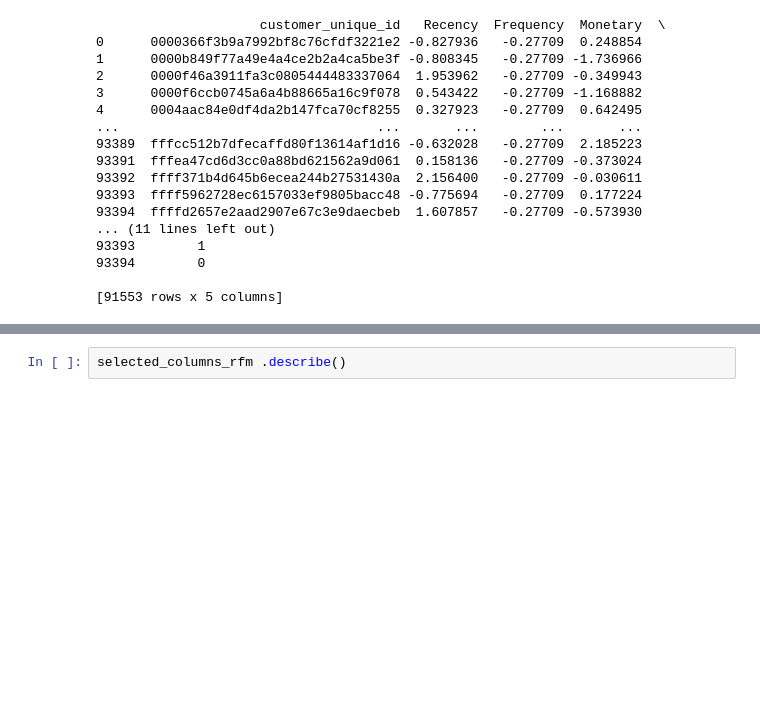
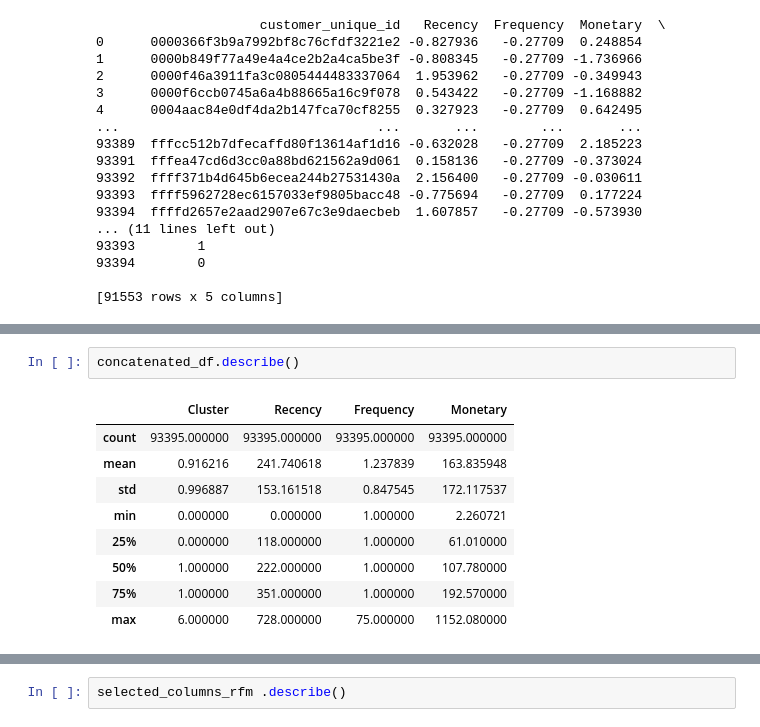
Before and after one commit to Pablocodes1993/finalproject, a Jupyter notebook: CUSTOMER_SEGMENTATION_USING_UNSUPERVISED_METHODS_AND_RFM.ipynb, the cells around one changed output, grey strips where cells are left out. Cells and saved outputs as stored; diff of their text form; blank space fills up the shorter version.

```diff
--- a/CUSTOMER_SEGMENTATION_USING_UNSUPERVISED_METHODS_AND_RFM.ipynb
+++ b/CUSTOMER_SEGMENTATION_USING_UNSUPERVISED_METHODS_AND_RFM.ipynb
@@ -1290,0 +1327,12 @@ print(RFM_log_trans_wo_scaled)
+# %%
+concatenated_df.describe()
+# %% [output]
+|  | Cluster | Recency | Frequency | Monetary |
+| count | 93395.000000 | 93395.000000 | 93395.000000 | 93395.000000 |
+| mean | 0.916216 | 241.740618 | 1.237839 | 163.835948 |
+| std | 0.996887 | 153.161518 | 0.847545 | 172.117537 |
+| min | 0.000000 | 0.000000 | 1.000000 | 2.260721 |
+| 25% | 0.000000 | 118.000000 | 1.000000 | 61.010000 |
+| 50% | 1.000000 | 222.000000 | 1.000000 | 107.780000 |
+| 75% | 1.000000 | 351.000000 | 1.000000 | 192.570000 |
+| max | 6.000000 | 728.000000 | 75.000000 | 1152.080000 |
```
Also changed, not shown: parts of 3 cells of this notebook.
